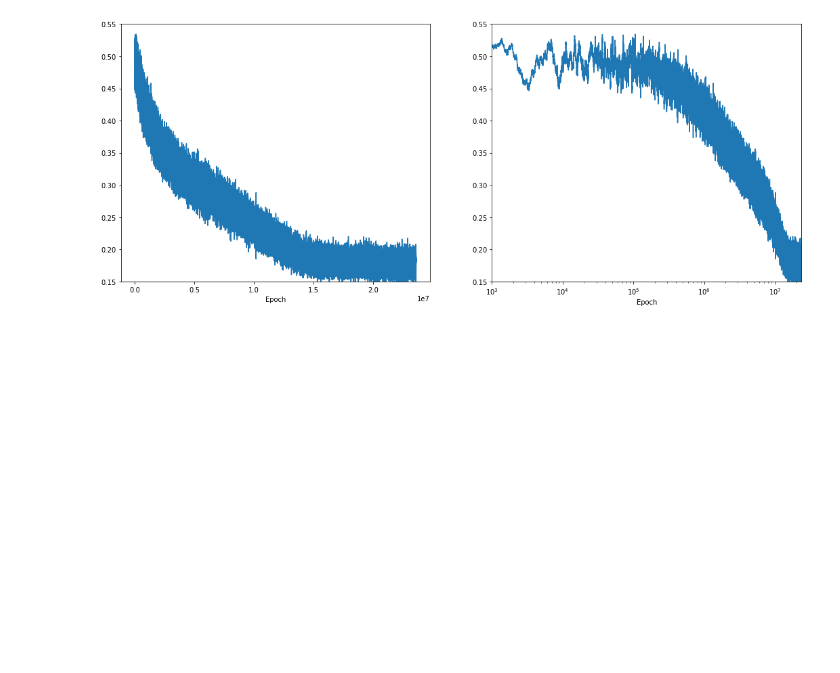
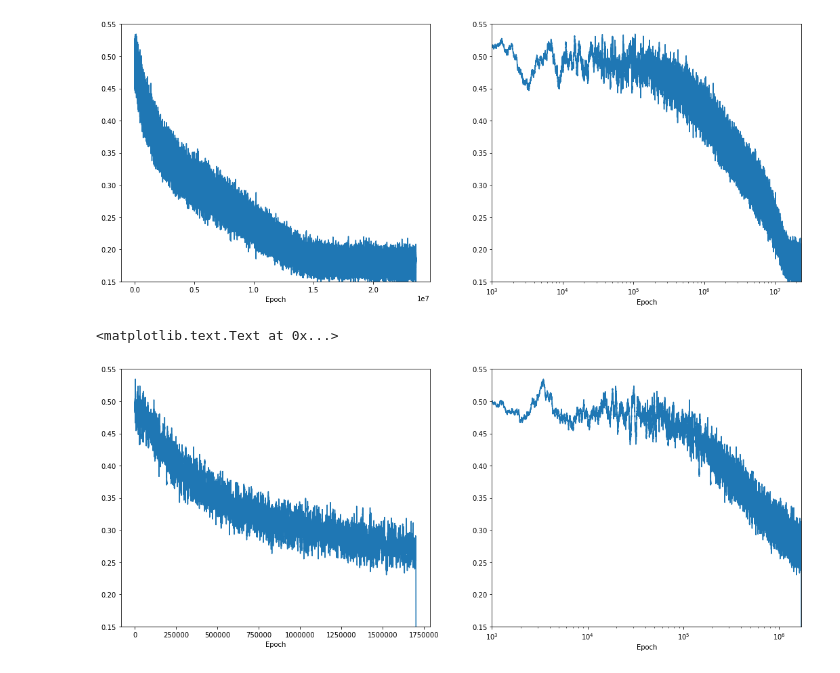
Before and after one commit to PhySci/instacart, a Jupyter notebook: FPMC/show learning rate.ipynb, the cells around one changed output. Saved outputs shown, nothing was run; the diff lists cells and outputs as text; code cells hidden in the pictures; blank space fills up the shorter version.

```diff
--- a/FPMC/show learning rate.ipynb
+++ b/FPMC/show learning rate.ipynb
@@ -114,3 +114,20 @@ plt.xlabel('Epoch')
 # %% [output]
 <matplotlib.text.Text at 0x...>
 [figure]
+# %%
+rate = getCurve('fullModel-16June-3.csv',1000)
+plt.figure(figsize = [18,7])
+plt.subplot(121)
+plt.plot(rate)
+plt.ylim([0.15, 0.55])
+#plt.xlim([5e4, len(rate)])
+plt.xlabel('Epoch')
+
+plt.subplot(122)
+plt.semilogx(rate)
+plt.xlim([1e3, len(rate)])
+plt.ylim([0.15, 0.55])
+plt.xlabel('Epoch')
+# %% [output]
+<matplotlib.text.Text at 0x...>
+[figure, added]
```
Also changed, not shown: 3 other files.
